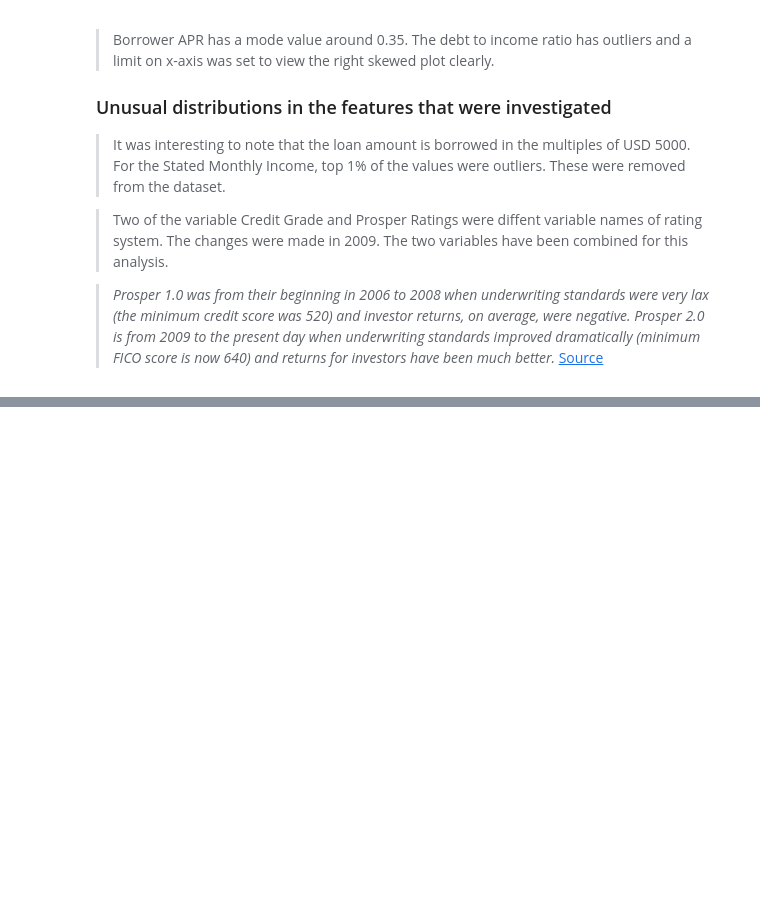
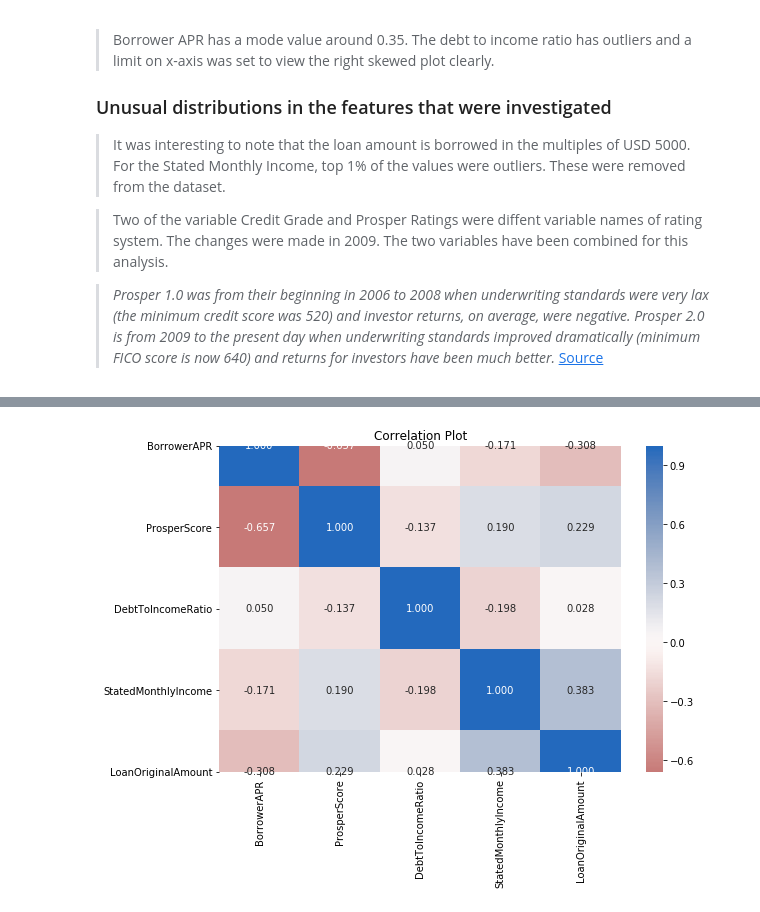
Before and after one commit to Aastha-Arora/prosper-loan-analysis, a Jupyter notebook: prosper_loan_exploration.ipynb, the cells around one changed output, grey strips where cells are left out. Cells and saved outputs as stored; diff of their text form; code cells hidden in the pictures; blank space fills up the shorter version.

Commit message:
Add bivariate exploratory visualizations

```diff
--- a/prosper_loan_exploration.ipynb
+++ b/prosper_loan_exploration.ipynb
@@ -380,0 +385,11 @@ For the Stated Monthly Income, top 1% of the values were outliers. These were re
+# %%
+# correlation plot for selected variables
+selected_vars = ['BorrowerAPR', 'ProsperScore', 'DebtToIncomeRatio', \
+                 'StatedMonthlyIncome', 'LoanOriginalAmount']
+
+plt.figure(figsize = [9, 6])
+sb.heatmap(loan[selected_vars].corr(), annot=True, fmt = '.3f',
+           cmap = 'vlag_r', center=0).set_title('Correlation Plot')
+plt.show()
+# %% [output]
+[figure, added]
```
Also changed, not shown: parts of 13 cells of this notebook.
